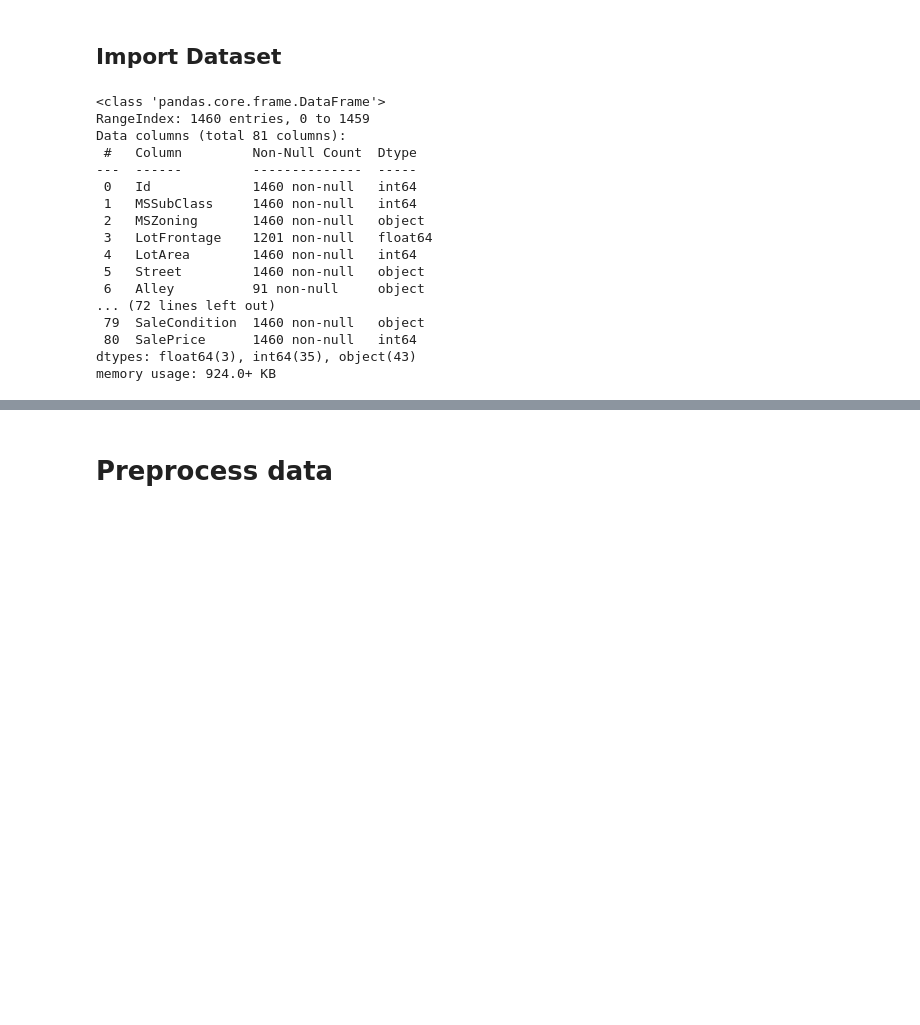
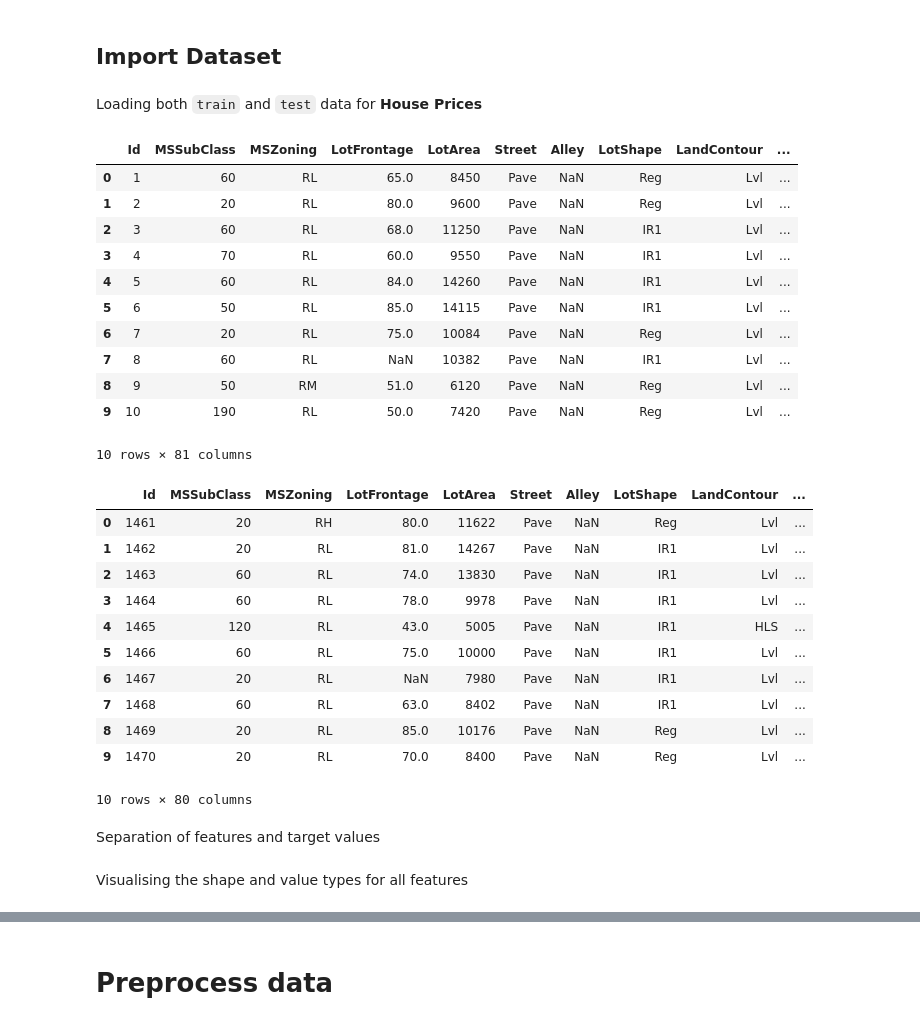
Before and after one commit to jijinexp/kaggle-competitions, a Jupyter notebook: house-prices/house_prices_predictions.ipynb, the cells around one changed output, grey strips where cells are left out. Cells and saved outputs as stored; diff of their text form; code cells hidden in the pictures; blank space fills up the shorter version.

Commit message:
Adding markdown comments and data exploration

```diff
--- a/house-prices/house_prices_predictions.ipynb
+++ b/house-prices/house_prices_predictions.ipynb
@@ -1,8 +1,39 @@
 # %% [markdown]
 ## Import Dataset
+# %% [markdown]
+Loading both `train` and `test` data for __House Prices__
 # %%
 import pandas as pd
 import numpy as np
-housing_train = pd.read_csv('../datasets/house-prices-advanced-regression-techniques/train.csv')
-housing_test = pd.read_csv('../datasets/house-prices-advanced-regression-techniques/test.csv')
+train = pd.read_csv('../datasets/house-prices-advanced-regression-techniques/train.csv')
+test = pd.read_csv('../datasets/house-prices-advanced-regression-techniques/test.csv')
+display(train.head(10))
+display(test.head(10))
+# %% [output]
+|  | Id | MSSubClass | MSZoning | LotFrontage | LotArea | Street | Alley | LotShape | LandContour | ... |
+| 0 | 1 | 60 | RL | 65.0 | 8450 | Pave | NaN | Reg | Lvl | ... |
+| 1 | 2 | 20 | RL | 80.0 | 9600 | Pave | NaN | Reg | Lvl | ... |
+| 2 | 3 | 60 | RL | 68.0 | 11250 | Pave | NaN | IR1 | Lvl | ... |
+| 3 | 4 | 70 | RL | 60.0 | 9550 | Pave | NaN | IR1 | Lvl | ... |
+| 4 | 5 | 60 | RL | 84.0 | 14260 | Pave | NaN | IR1 | Lvl | ... |
+| 5 | 6 | 50 | RL | 85.0 | 14115 | Pave | NaN | IR1 | Lvl | ... |
+| 6 | 7 | 20 | RL | 75.0 | 10084 | Pave | NaN | Reg | Lvl | ... |
+| 7 | 8 | 60 | RL | NaN | 10382 | Pave | NaN | IR1 | Lvl | ... |
+| 8 | 9 | 50 | RM | 51.0 | 6120 | Pave | NaN | Reg | Lvl | ... |
+| 9 | 10 | 190 | RL | 50.0 | 7420 | Pave | NaN | Reg | Lvl | ... |
+10 rows × 81 columns
+|  | Id | MSSubClass | MSZoning | LotFrontage | LotArea | Street | Alley | LotShape | LandContour | ... |
+| 0 | 1461 | 20 | RH | 80.0 | 11622 | Pave | NaN | Reg | Lvl | ... |
+| 1 | 1462 | 20 | RL | 81.0 | 14267 | Pave | NaN | IR1 | Lvl | ... |
+| 2 | 1463 | 60 | RL | 74.0 | 13830 | Pave | NaN | IR1 | Lvl | ... |
+| 3 | 1464 | 60 | RL | 78.0 | 9978 | Pave | NaN | IR1 | Lvl | ... |
+| 4 | 1465 | 120 | RL | 43.0 | 5005 | Pave | NaN | IR1 | HLS | ... |
+| 5 | 1466 | 60 | RL | 75.0 | 10000 | Pave | NaN | IR1 | Lvl | ... |
+| 6 | 1467 | 20 | RL | NaN | 7980 | Pave | NaN | IR1 | Lvl | ... |
+| 7 | 1468 | 60 | RL | 63.0 | 8402 | Pave | NaN | IR1 | Lvl | ... |
+| 8 | 1469 | 20 | RL | 85.0 | 10176 | Pave | NaN | Reg | Lvl | ... |
+| 9 | 1470 | 20 | RL | 70.0 | 8400 | Pave | NaN | Reg | Lvl | ... |
+10 rows × 80 columns
+# %% [markdown]
+Separation of features and target values
 # %%
@@ -11,20 +42,2 @@ housing_train_features = housing_train.drop('SalePrice', axis=1)
-# %%
-housing_train.info()
-# %% [output]
-<class 'pandas.core.frame.DataFrame'>
-RangeIndex: 1460 entries, 0 to 1459
-Data columns (total 81 columns):
- #   Column         Non-Null Count  Dtype
----  ------         --------------  -----
- 0   Id             1460 non-null   int64
- 1   MSSubClass     1460 non-null   int64
- 2   MSZoning       1460 non-null   object
- 3   LotFrontage    1201 non-null   float64
- 4   LotArea        1460 non-null   int64
- 5   Street         1460 non-null   object
- 6   Alley          91 non-null     object
-... (72 lines left out)
- 79  SaleCondition  1460 non-null   object
- 80  SalePrice      1460 non-null   int64
-dtypes: float64(3), int64(35), object(43)
-memory usage: 924.0+ KB
+# %% [markdown]
+Visualising the shape and value types for all features
```
Also changed, not shown: parts of 13 cells of this notebook.
